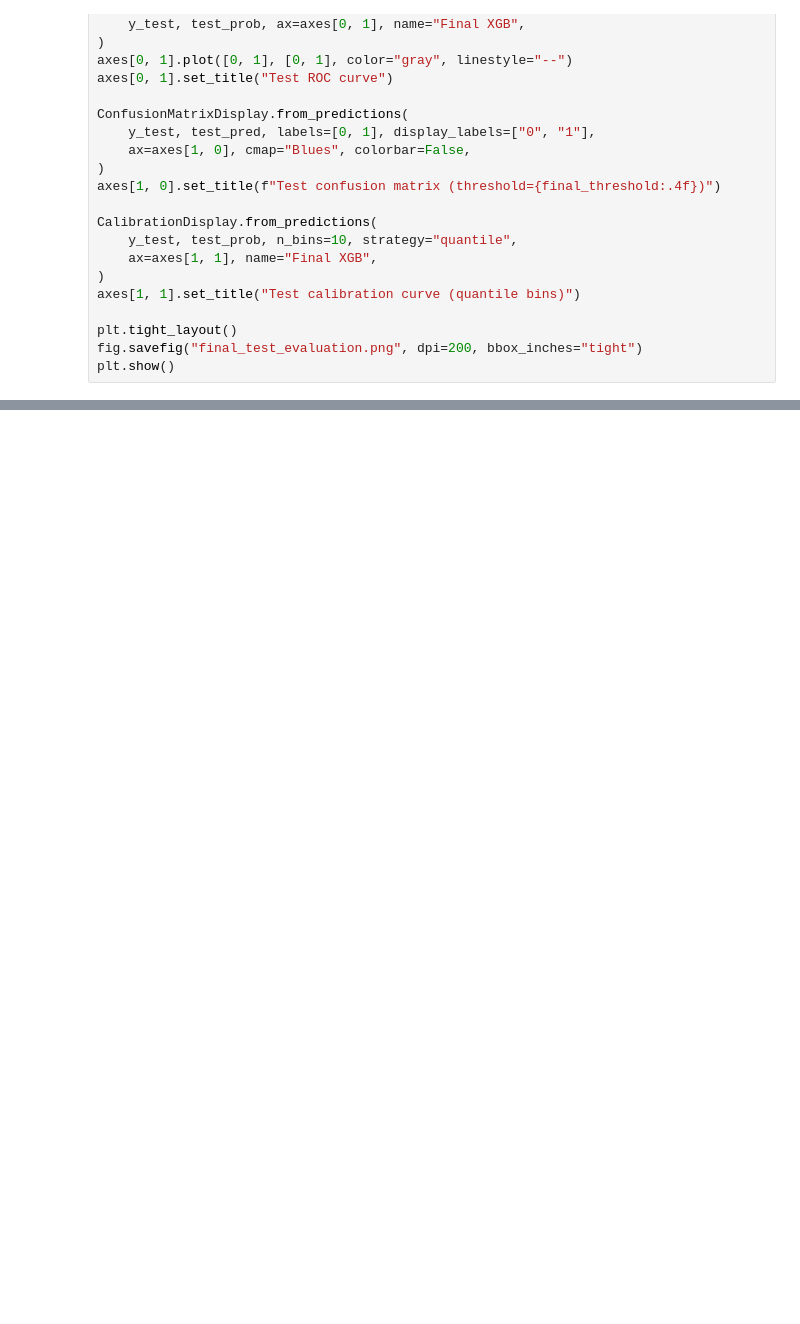
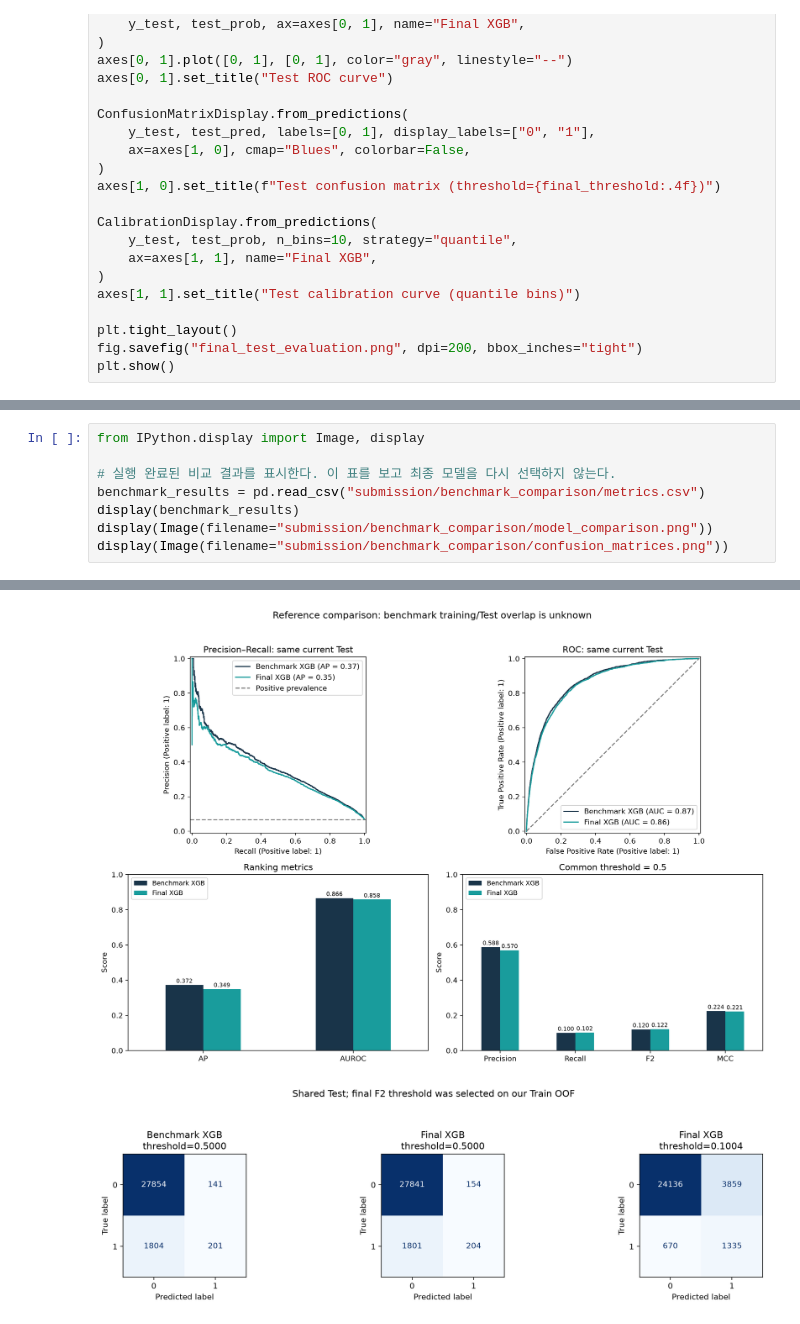
Before and after one commit to Enqlenqkq/GMSC_, a Jupyter notebook: ass.ipynb, the cells around one changed output, grey strips where cells are left out. Cells and saved outputs as stored; diff of their text form; blank space fills up the shorter version.

```diff
--- a/ass.ipynb
+++ b/ass.ipynb
@@ -1147,0 +1221,9 @@ plt.show()
+# %%
+from IPython.display import Image, display
+
+# 실행 완료된 비교 결과를 표시한다. 이 표를 보고 최종 모델을 다시 선택하지 않는다.
+benchmark_results = pd.read_csv("submission/benchmark_comparison/metrics.csv")
+display(benchmark_results)
+display(Image(filename="submission/benchmark_comparison/model_comparison.png"))
+display(Image(filename="submission/benchmark_comparison/confusion_matrices.png"))
+# %% [output]
@@ -1147,0 +1234,2 @@ plt.show()
+[figure, added]
+[figure, added]
```
Also changed, not shown: parts of 32 cells of this notebook, 57 other files.
